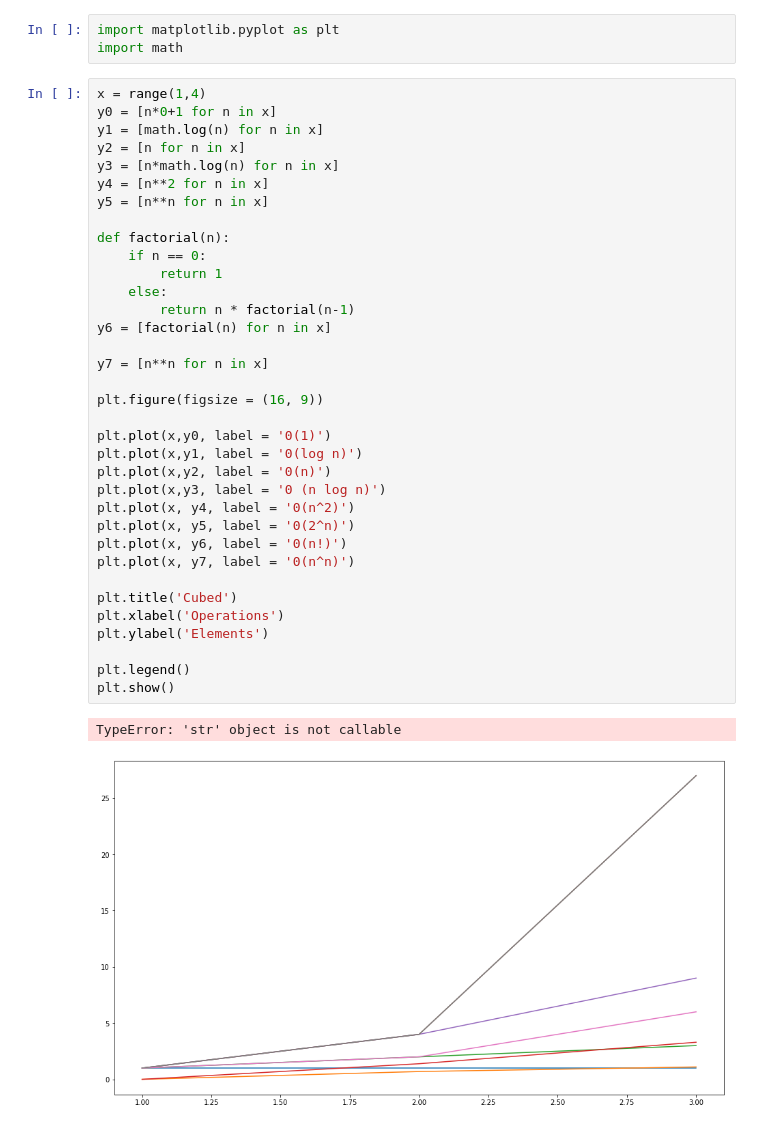
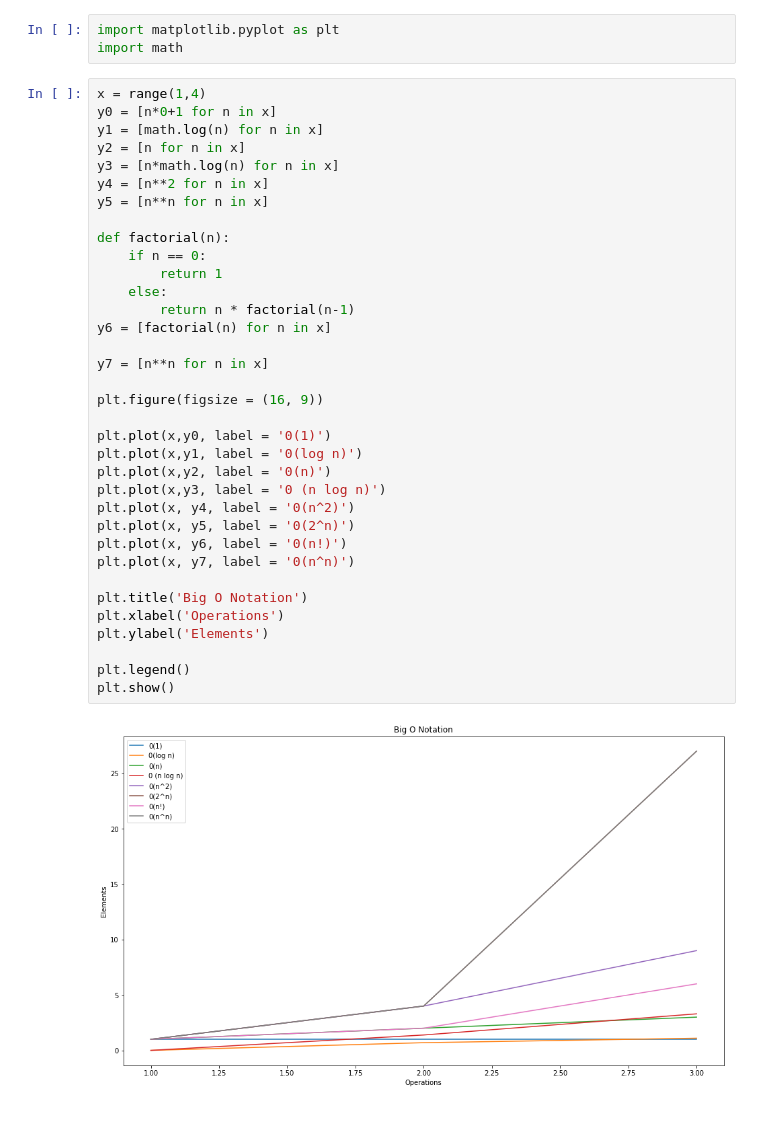
Before and after one commit to AI-Gomez/numpy-pandas-visualization-exercises, a Jupyter notebook: big_o_notation.ipynb, the cells around one changed output. Saved outputs shown, nothing was run; the diff lists cells and outputs as text.

```diff
--- a/big_o_notation.ipynb
+++ b/big_o_notation.ipynb
@@ -9,33 +9,32 @@ y2 = [n for n in x]
 y3 = [n*math.log(n) for n in x]
 y4 = [n**2 for n in x]
 y5 = [n**n for n in x]
 
 def factorial(n):
     if n == 0:
         return 1
     else:
         return n * factorial(n-1)
 y6 = [factorial(n) for n in x]
 
 y7 = [n**n for n in x]
 
 plt.figure(figsize = (16, 9))
 
 plt.plot(x,y0, label = '0(1)')
 plt.plot(x,y1, label = '0(log n)')
 plt.plot(x,y2, label = '0(n)')
 plt.plot(x,y3, label = '0 (n log n)')
 plt.plot(x, y4, label = '0(n^2)')
 plt.plot(x, y5, label = '0(2^n)')
 plt.plot(x, y6, label = '0(n!)')
 plt.plot(x, y7, label = '0(n^n)')
 
-plt.title('Cubed')
+plt.title('Big O Notation')
 plt.xlabel('Operations')
 plt.ylabel('Elements')
 
 plt.legend()
 plt.show()
 # %% [output]
-TypeError: 'str' object is not callable
-[figure, old version]
+[figure, new version]
```
Also changed, not shown: parts of 1 cell of this notebook.
